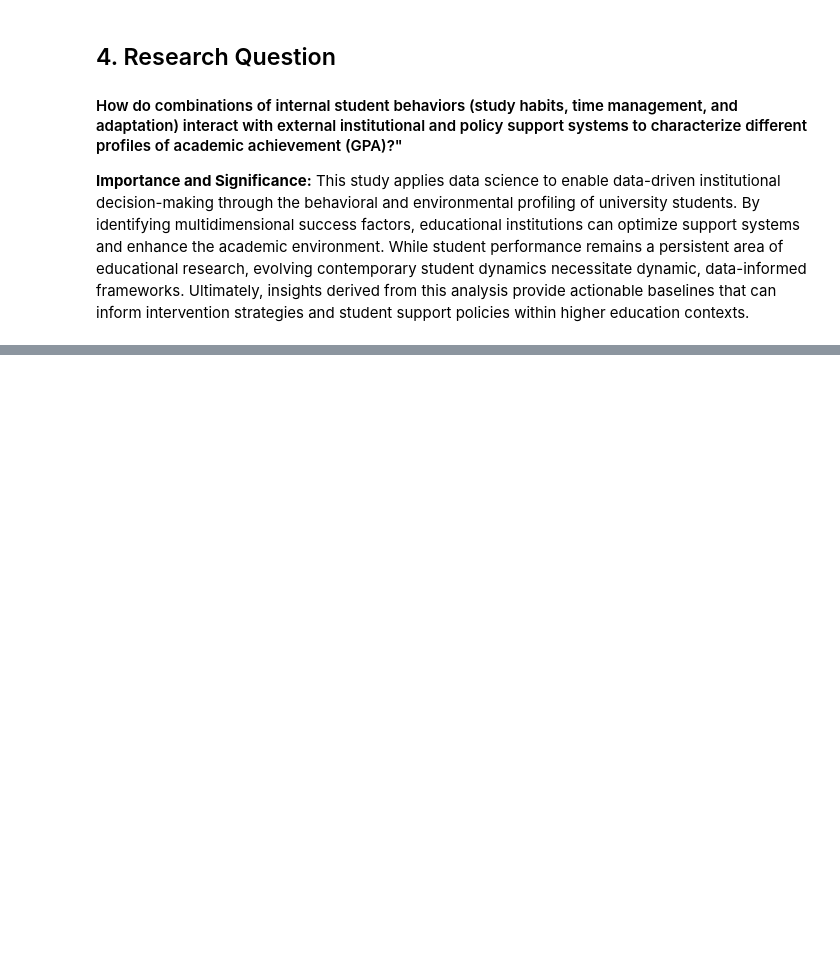
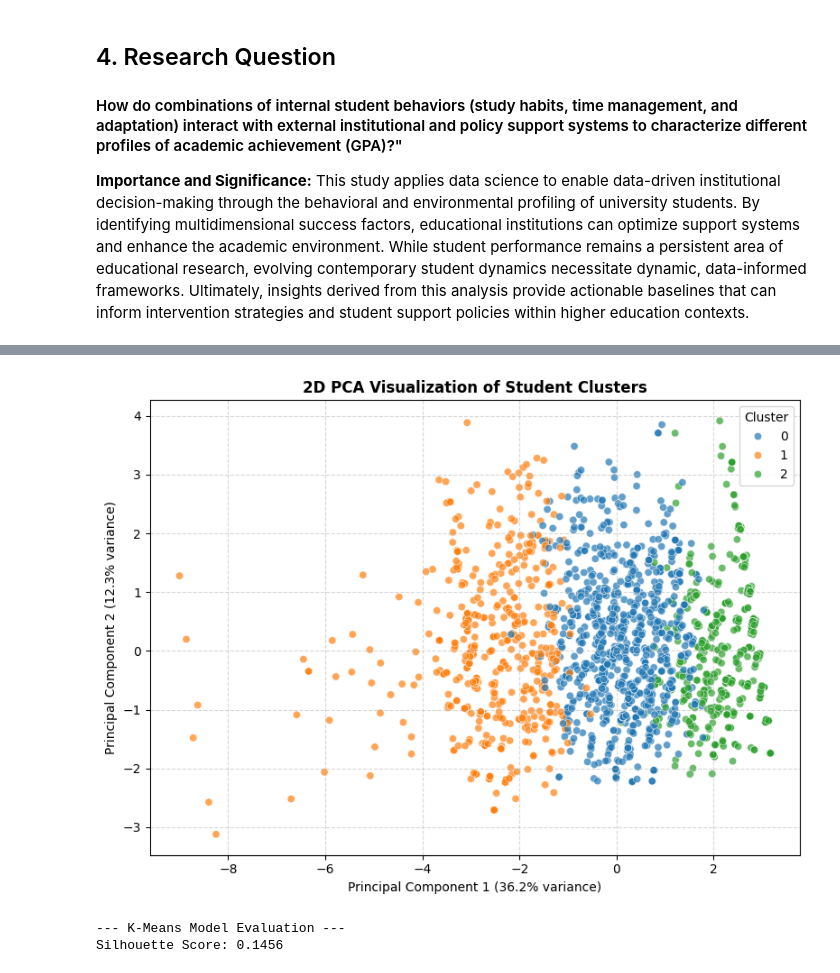
Before and after one commit to axlndy/cbsweg2-cbadvai-cbdatsi-project, a Jupyter notebook: notebooks/cbdatsi_project.ipynb, the cells around one changed output, grey strips where cells are left out. Cells and saved outputs as stored; diff of their text form; code cells hidden in the pictures; blank space fills up the shorter version.

Commit message:
feat: finalize cbdatsi phase 2 notebook

```diff
--- a/notebooks/cbdatsi_project.ipynb
+++ b/notebooks/cbdatsi_project.ipynb
@@ -378,0 +380,13 @@ Cluster Characterization Means:
+# %%
+# 2. Execute K-Means clustering with k=3
+final_df_clustered, cluster_summary = run_kmeans_clustering(final_df, n_clusters=3)
+
+# 3. Generate PCA Visualization
+plot_cluster_pca(final_df_clustered)
+
+# 4. Evaluate the mathematical quality of the clusters
+silhouette_avg = evaluate_clusters(final_df_clustered)
+# %% [output]
+[figure, added]
+--- K-Means Model Evaluation ---
+Silhouette Score: 0.1456
```
Also changed, not shown: parts of 12 cells of this notebook, 2 other files.
